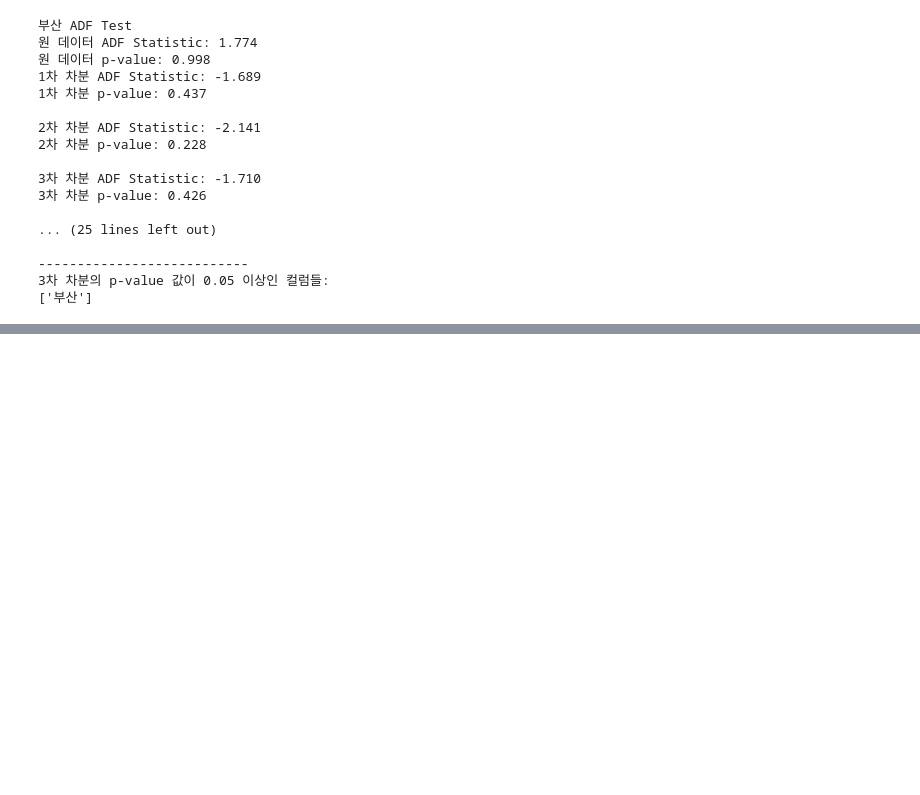
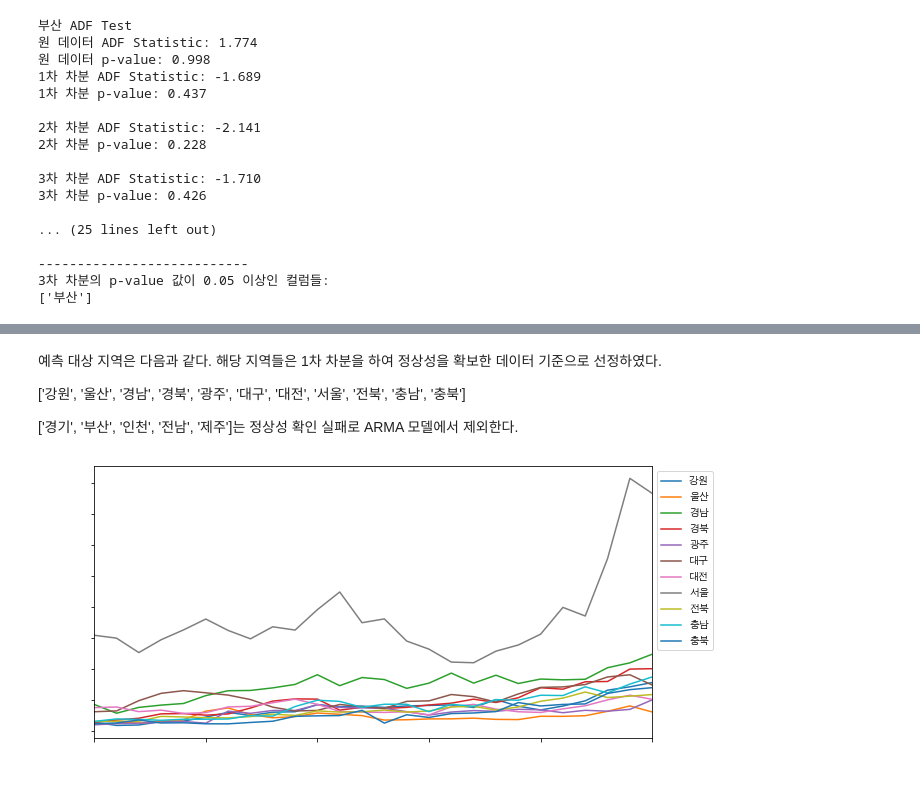
Before and after one commit to airborne3586/Ecothon_2023, a Jupyter notebook: Ecothon_time_series_analysis_donggun.ipynb, the cells around one changed output, grey strips where cells are left out. Saved outputs shown, nothing was run; the diff lists cells and outputs as text; code cells hidden in the pictures; blank space fills up the shorter version.

```diff
--- a/Ecothon_time_series_analysis_donggun.ipynb
+++ b/Ecothon_time_series_analysis_donggun.ipynb
@@ -444,0 +455,27 @@ import statsmodels.api as sm
+# %% [markdown]
+예측 대상 지역은 다음과 같다. 해당 지역들은 1차 차분을 하여 정상성을 확보한 데이터 기준으로 선정하였다.
+
+
+['강원', '울산', '경남', '경북', '광주', '대구', '대전', '서울', '전북', '충남', '충북']
+
+['경기', '부산', '인천', '전남', '제주']는 정상성 확인 실패로 ARMA 모델에서 제외한다.
+# %%
+#분석 예정 지역
+df = df_t[['강원', '울산', '경남', '경북', '광주', '대구', '대전', '서울', '전북', '충남', '충북']]
+
+
+df.plot(figsize=(10,5)).autoscale(axis='x',tight=True);
+
+plt.xlabel('연도', color='white')
+plt.xticks(color='white')
+plt.ylabel('배출량', color='white')
+plt.yticks(color='white')
+
+
+
+plt.xticks(rotation=0) #레이블 각도
+plt.legend(bbox_to_anchor=(1,1)) #라벨 위치 변경
+
+plt.show()
+# %% [output]
+[figure, added]
```
Also changed, not shown: parts of 21 cells of this notebook.
